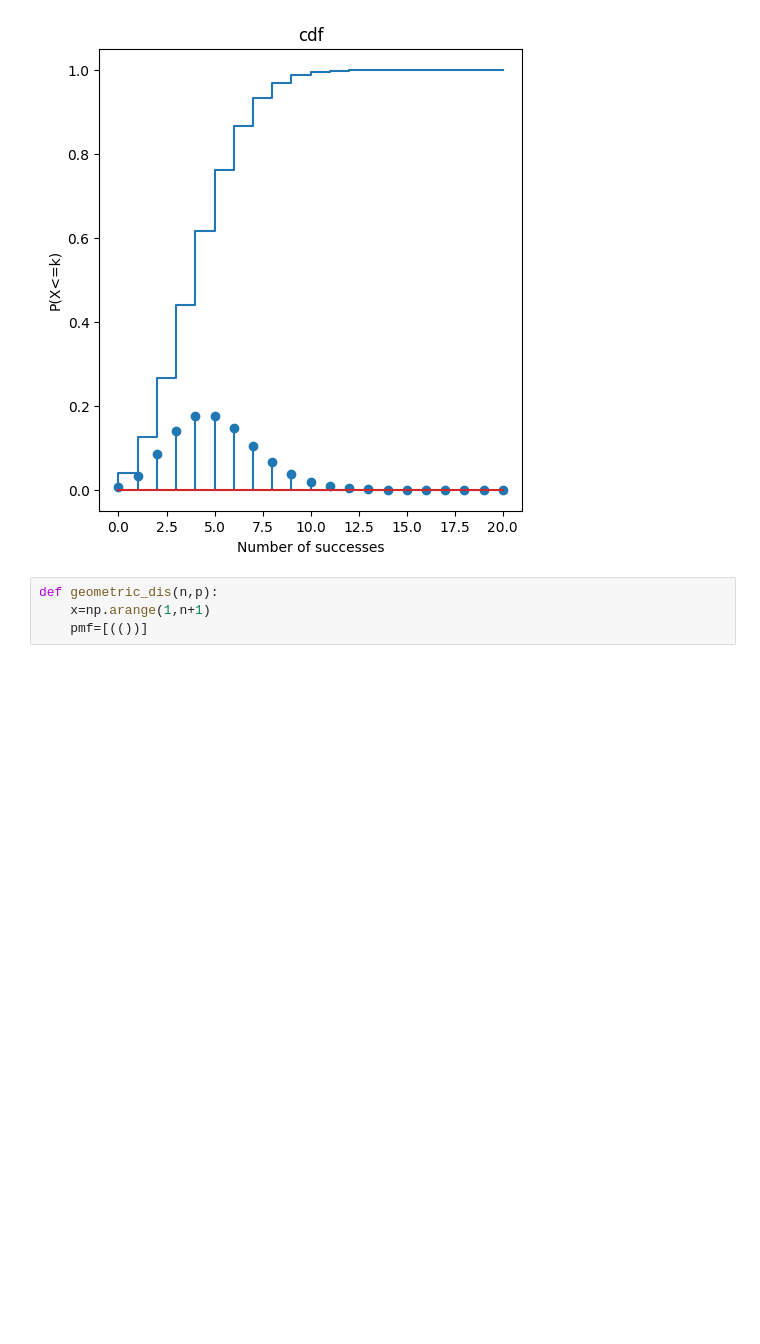
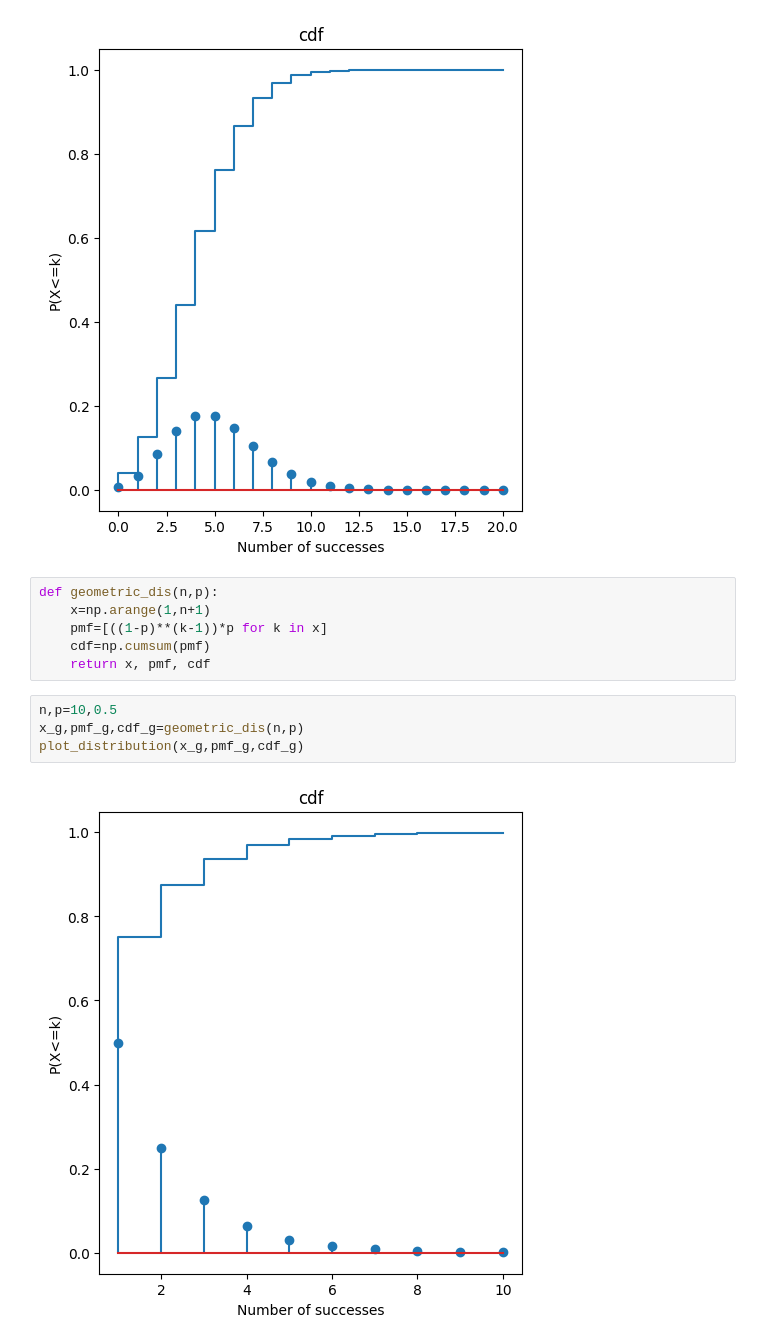
Before and after one commit to nitinsingh33/Statistics_for_Data_Science, a Jupyter notebook: Lab 3/Lab-3.ipynb, the cells around one changed output. Cells and saved outputs as stored; diff of their text form; blank space fills up the shorter version.

```diff
--- a/Lab 3/Lab-3.ipynb
+++ b/Lab 3/Lab-3.ipynb
@@ -82,4 +82,12 @@ plot_distribution(x,pmf_p,cdf_p)
 # %%
 def geometric_dis(n,p):
     x=np.arange(1,n+1)
-    pmf=[(())]
+    pmf=[((1-p)**(k-1))*p for k in x]
+    cdf=np.cumsum(pmf)
+    return x, pmf, cdf
+# %%
+n,p=10,0.5
+x_g,pmf_g,cdf_g=geometric_dis(n,p)
+plot_distribution(x_g,pmf_g,cdf_g)
+# %% [output]
+[figure, added]
```
